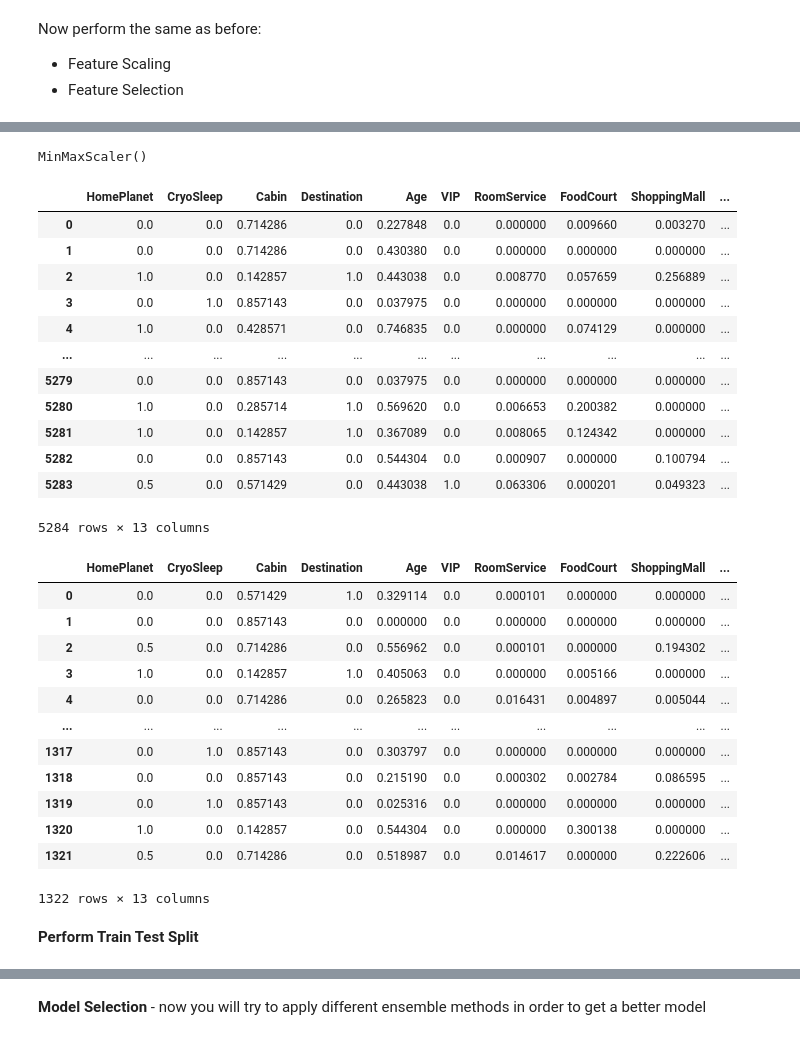
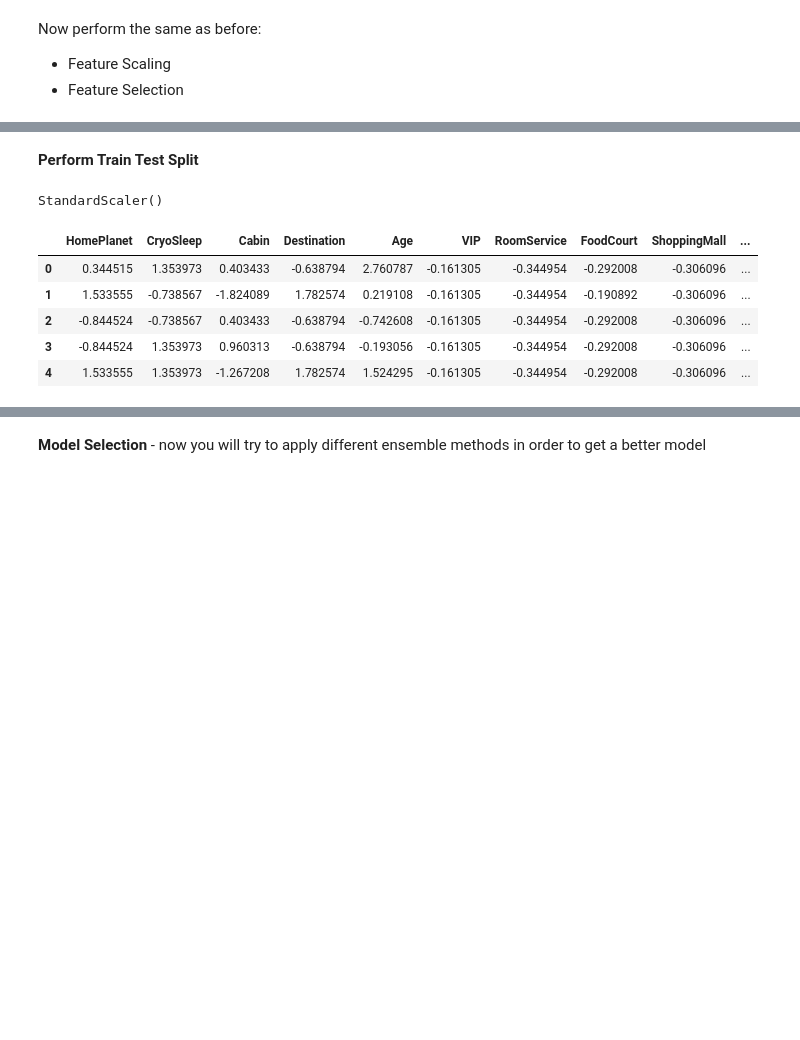
Before and after one commit to andrebarros6/lab-ensemble, a Jupyter notebook: lab-ensemble.ipynb, the cells around one changed output, grey strips where cells are left out. Saved outputs shown, nothing was run; the diff lists cells and outputs as text; code cells hidden in the pictures; blank space fills up the shorter version.

```diff
--- a/lab-ensemble.ipynb
+++ b/lab-ensemble.ipynb
@@ -140,0 +161,2 @@ Now perform the same as before:
+# %% [markdown]
+**Perform Train Test Split**
@@ -141,49 +170,23 @@ Now perform the same as before:
 # %%
 #creating the normalizer
 from sklearn.preprocessing import MinMaxScaler, StandardScaler
+normalizer = StandardScaler()
 
-#MixMax will scale values between 0 and 1
-normalizer = MinMaxScaler()
 normalizer.fit(X_train)
 # %% [output]
-MinMaxScaler()
+StandardScaler()
 # %%
 #transform training and testing data - needed to transform both so the results are comparable
 X_train_norm = normalizer.transform(X_train)
 X_test_norm = normalizer.transform(X_test)
 # %%
-#creating a df for this data
-X_train_norm = pd.DataFrame(X_train_norm, columns=X_train.columns)
-X_test_norm = pd.DataFrame(X_test_norm, columns=X_test.columns)
-
-display(X_train_norm)
-display(X_test_norm)
+X_train_norm = pd.DataFrame(X_train_norm, columns = X_train.columns)
+X_test_norm = pd.DataFrame(X_test_norm, columns = X_test.columns)
+X_train_norm.head()
 # %% [output]
 |  | HomePlanet | CryoSleep | Cabin | Destination | Age | VIP | RoomService | FoodCourt | ShoppingMall | ... |
-| 0 | 0.0 | 0.0 | 0.714286 | 0.0 | 0.227848 | 0.0 | 0.000000 | 0.009660 | 0.003270 | ... |
-| 1 | 0.0 | 0.0 | 0.714286 | 0.0 | 0.430380 | 0.0 | 0.000000 | 0.000000 | 0.000000 | ... |
-| 2 | 1.0 | 0.0 | 0.142857 | 1.0 | 0.443038 | 0.0 | 0.008770 | 0.057659 | 0.256889 | ... |
-| 3 | 0.0 | 1.0 | 0.857143 | 0.0 | 0.037975 | 0.0 | 0.000000 | 0.000000 | 0.000000 | ... |
-| 4 | 1.0 | 0.0 | 0.428571 | 0.0 | 0.746835 | 0.0 | 0.000000 | 0.074129 | 0.000000 | ... |
-| ... | ... | ... | ... | ... | ... | ... | ... | ... | ... | ... |
-| 5279 | 0.0 | 0.0 | 0.857143 | 0.0 | 0.037975 | 0.0 | 0.000000 | 0.000000 | 0.000000 | ... |
-| 5280 | 1.0 | 0.0 | 0.285714 | 1.0 | 0.569620 | 0.0 | 0.006653 | 0.200382 | 0.000000 | ... |
-| 5281 | 1.0 | 0.0 | 0.142857 | 1.0 | 0.367089 | 0.0 | 0.008065 | 0.124342 | 0.000000 | ... |
-| 5282 | 0.0 | 0.0 | 0.857143 | 0.0 | 0.544304 | 0.0 | 0.000907 | 0.000000 | 0.100794 | ... |
-| 5283 | 0.5 | 0.0 | 0.571429 | 0.0 | 0.443038 | 1.0 | 0.063306 | 0.000201 | 0.049323 | ... |
+| 0 | 0.344515 | 1.353973 | 0.403433 | -0.638794 | 2.760787 | -0.161305 | -0.344954 | -0.292008 | -0.306096 | ... |
+| 1 | 1.533555 | -0.738567 | -1.824089 | 1.782574 | 0.219108 | -0.161305 | -0.344954 | -0.190892 | -0.306096 | ... |
+| 2 | -0.844524 | -0.738567 | 0.403433 | -0.638794 | -0.742608 | -0.161305 | -0.344954 | -0.292008 | -0.306096 | ... |
+| 3 | -0.844524 | 1.353973 | 0.960313 | -0.638794 | -0.193056 | -0.161305 | -0.344954 | -0.292008 | -0.306096 | ... |
+| 4 | 1.533555 | 1.353973 | -1.267208 | 1.782574 | 1.524295 | -0.161305 | -0.344954 | -0.292008 | -0.306096 | ... |
-5284 rows × 13 columns
-|  | HomePlanet | CryoSleep | Cabin | Destination | Age | VIP | RoomService | FoodCourt | ShoppingMall | ... |
-| 0 | 0.0 | 0.0 | 0.571429 | 1.0 | 0.329114 | 0.0 | 0.000101 | 0.000000 | 0.000000 | ... |
-| 1 | 0.0 | 0.0 | 0.857143 | 0.0 | 0.000000 | 0.0 | 0.000000 | 0.000000 | 0.000000 | ... |
-| 2 | 0.5 | 0.0 | 0.714286 | 0.0 | 0.556962 | 0.0 | 0.000101 | 0.000000 | 0.194302 | ... |
-| 3 | 1.0 | 0.0 | 0.142857 | 1.0 | 0.405063 | 0.0 | 0.000000 | 0.005166 | 0.000000 | ... |
-| 4 | 0.0 | 0.0 | 0.714286 | 0.0 | 0.265823 | 0.0 | 0.016431 | 0.004897 | 0.005044 | ... |
-| ... | ... | ... | ... | ... | ... | ... | ... | ... | ... | ... |
-| 1317 | 0.0 | 1.0 | 0.857143 | 0.0 | 0.303797 | 0.0 | 0.000000 | 0.000000 | 0.000000 | ... |
-| 1318 | 0.0 | 0.0 | 0.857143 | 0.0 | 0.215190 | 0.0 | 0.000302 | 0.002784 | 0.086595 | ... |
-| 1319 | 0.0 | 1.0 | 0.857143 | 0.0 | 0.025316 | 0.0 | 0.000000 | 0.000000 | 0.000000 | ... |
-| 1320 | 1.0 | 0.0 | 0.142857 | 0.0 | 0.544304 | 0.0 | 0.000000 | 0.300138 | 0.000000 | ... |
-| 1321 | 0.5 | 0.0 | 0.714286 | 0.0 | 0.518987 | 0.0 | 0.014617 | 0.000000 | 0.222606 | ... |
-1322 rows × 13 columns
-# %% [markdown]
-**Perform Train Test Split**
```
Also changed, not shown: parts of 37 cells of this notebook.
